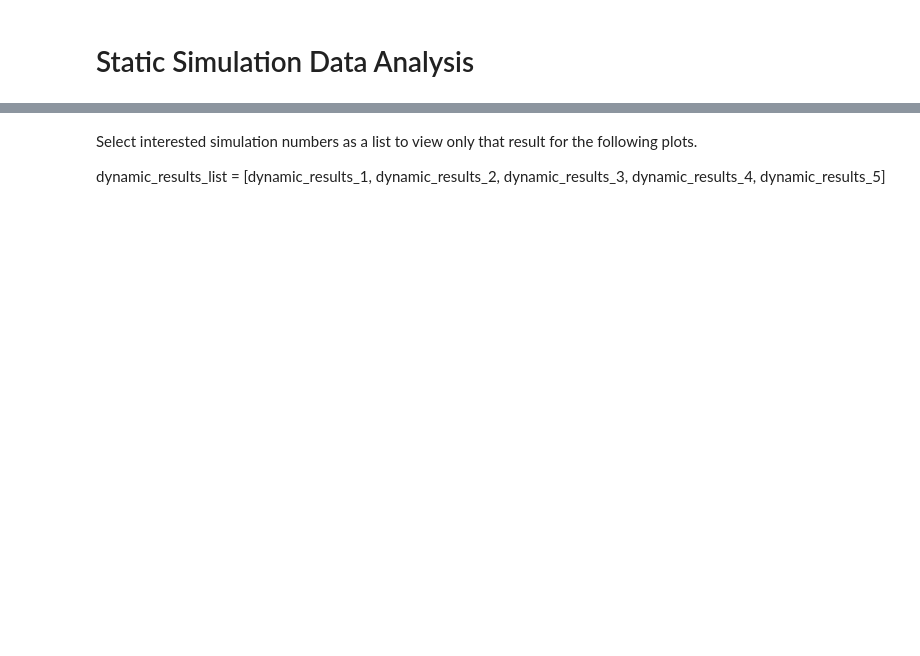
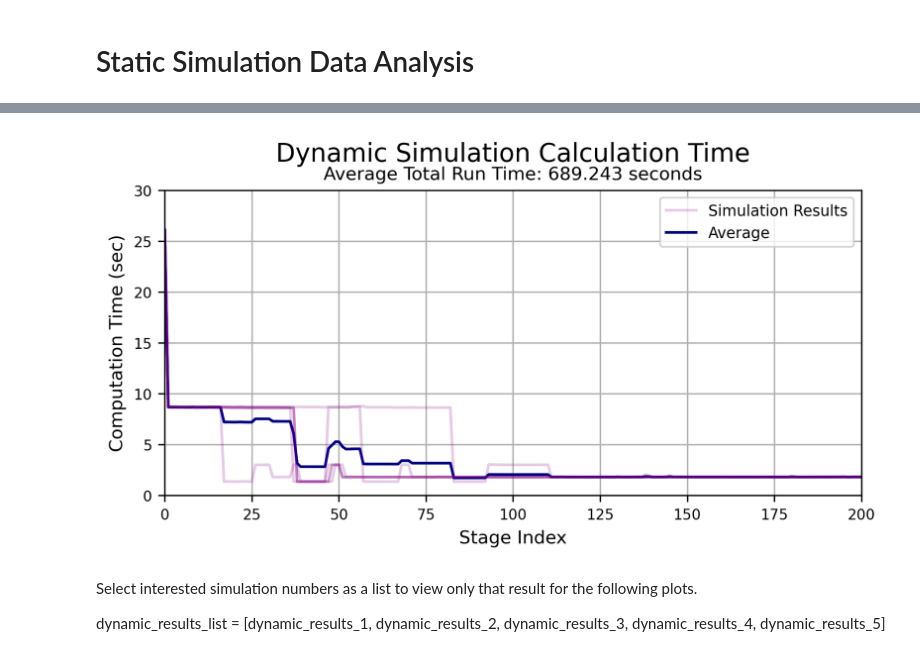
Before and after one commit to almondthief/rotary, a Jupyter notebook: Plots.ipynb, the cells around one changed output, grey strips where cells are left out. Saved outputs shown, nothing was run; the diff lists cells and outputs as text; code cells hidden in the pictures; blank space fills up the shorter version.

Commit message:
Fixed Plot Name Error

```diff
--- a/Plots.ipynb
+++ b/Plots.ipynb
@@ -991,35 +1033,33 @@ ax.plot(dynamic_results_2.time/0.025, dynamic_results_2.calc_time, color='purple
 ax.plot(dynamic_results_3.time/0.025, dynamic_results_3.calc_time, color='purple', alpha=0.2)
 ax.plot(dynamic_results_4.time/0.025, dynamic_results_4.calc_time, color='purple', alpha=0.2)
 ax.plot(dynamic_results_5.time/0.025, dynamic_results_5.calc_time, color='purple', alpha=0.2)
 
 # labels
 ax.tick_params(axis='both', labelsize=8)
 ax.set_xlabel('Stage Index', size = 10)
 ax.set_ylabel('Computation Time (sec)', size = 10)
 ax.set_xlim(left=min(dynamic_data.time), right=max(dynamic_data.time)/0.025)
 ax.set_ylim(bottom=0)
 
 # axis
 ax.set_xlim(left=0, right=max(dynamic_results_1.index.to_numpy()))
 ax.set_ylim(bottom=0)
 ax.grid()
 
 #legend
 ax.legend(['Simulation Results', 'Average'], fontsize = 'small')
 
 # calculate average for title
 total_time = sum(mean_calc_time)
 total_time_str = 'Average Total Run Time: %.3f seconds' %total_time
 
 # titles
 mid = (fig.subplotpars.right + fig.subplotpars.left)/2
-fig.suptitle('Static Simulation Calculation Time', size = 14, y = 1, x = mid)
+fig.suptitle('Dynamic Simulation Calculation Time', size = 14, y = 1, x = mid)
 ax.set_title(total_time_str, ha='center', fontsize=10)
 
 # save and show
 plt.savefig('dynamic_computation_time.png', bbox_inches='tight')
 plt.show()
+# %% [output]
+[figure, added]
-# %% [markdown]
-Select interested simulation numbers as a list to view only that result for the following plots.
-
-dynamic_results_list = [dynamic_results_1, dynamic_results_2, dynamic_results_3, dynamic_results_4, dynamic_results_5]
@@ -1027,0 +1066,4 @@ dynamic_results_list = [dynamic_results_3]
+# %% [markdown]
+Select interested simulation numbers as a list to view only that result for the following plots.
+
+dynamic_results_list = [dynamic_results_1, dynamic_results_2, dynamic_results_3, dynamic_results_4, dynamic_results_5]
```
Also changed, not shown: parts of 32 cells of this notebook.
